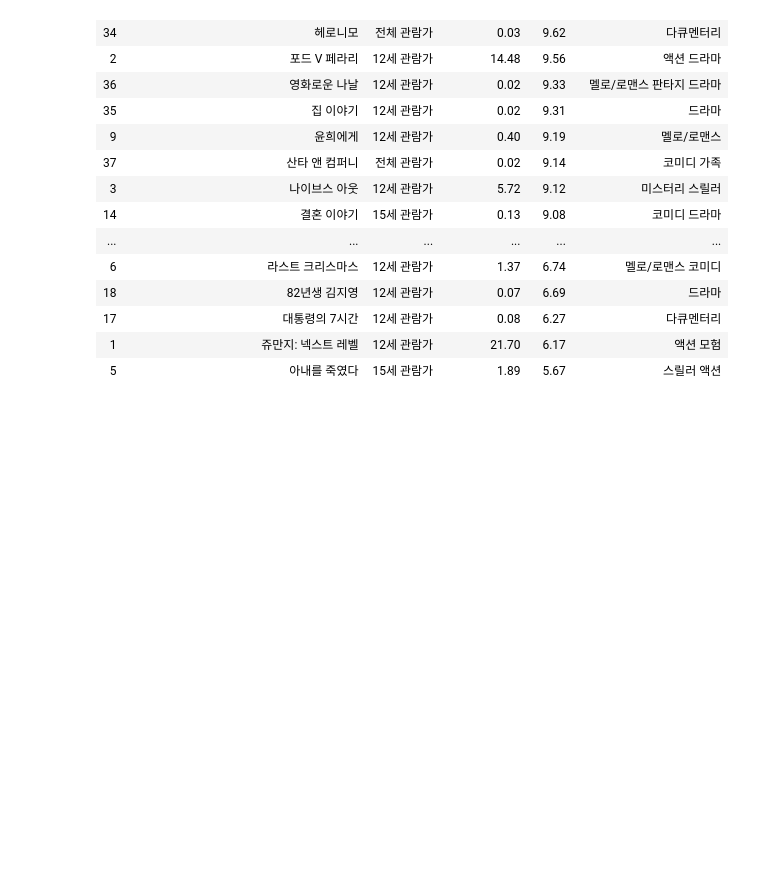
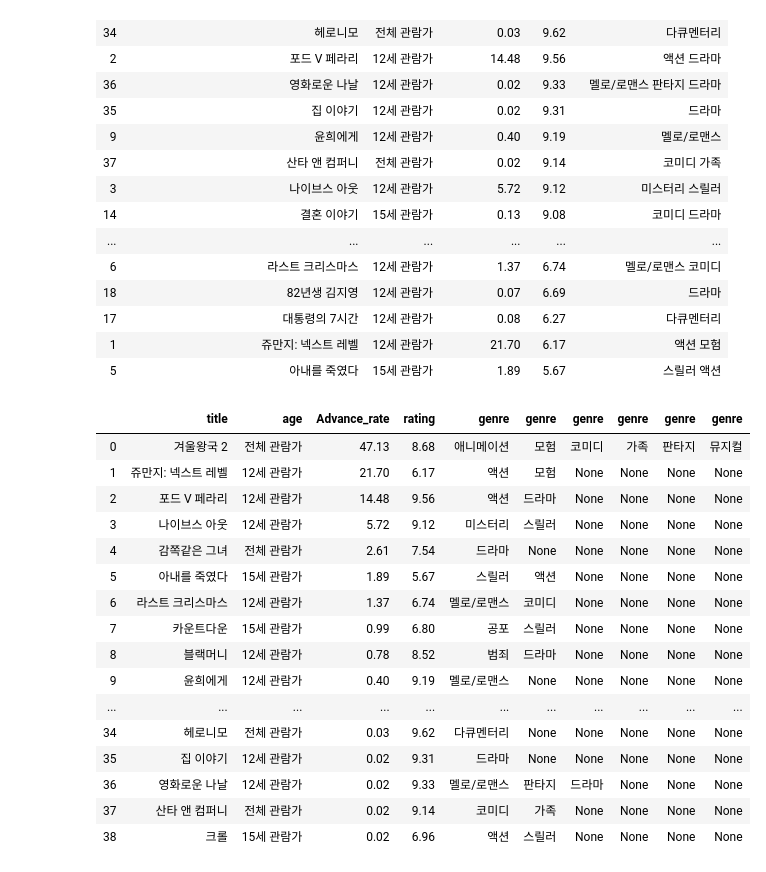
Before and after one commit to dltjrqja1/crawling, a Jupyter notebook: movie_pandas.ipynb, the cells around one changed output. Drawn from its saved outputs; the diff is of its cells as text; code cells hidden in the pictures; blank space fills up the shorter version.

Commit message:
Modify columns

```diff
--- a/movie_pandas.ipynb
+++ b/movie_pandas.ipynb
@@ -91,0 +90,26 @@ movie[]
+# %%
+movie_split = movie.genres.str.split(' ',expand=True)
+# %%
+movie_split.columns = ['genre','genre','genre','genre','genre','genre']
+movie_long = pd.concat([movie, movie_split],axis=1)
+# %%
+movie_long = movie_long.drop(['genres'],axis=1)
+movie_long
+# %% [output]
+|  | title | age | Advance_rate | rating | genre | genre | genre | genre | genre | genre |
+| 0 | 겨울왕국 2 | 전체 관람가 | 47.13 | 8.68 | 애니메이션 | 모험 | 코미디 | 가족 | 판타지 | 뮤지컬 |
+| 1 | 쥬만지: 넥스트 레벨 | 12세 관람가 | 21.70 | 6.17 | 액션 | 모험 | None | None | None | None |
+| 2 | 포드 V 페라리 | 12세 관람가 | 14.48 | 9.56 | 액션 | 드라마 | None | None | None | None |
+| 3 | 나이브스 아웃 | 12세 관람가 | 5.72 | 9.12 | 미스터리 | 스릴러 | None | None | None | None |
+| 4 | 감쪽같은 그녀 | 전체 관람가 | 2.61 | 7.54 | 드라마 | None | None | None | None | None |
+| 5 | 아내를 죽였다 | 15세 관람가 | 1.89 | 5.67 | 스릴러 | 액션 | None | None | None | None |
+| 6 | 라스트 크리스마스 | 12세 관람가 | 1.37 | 6.74 | 멜로/로맨스 | 코미디 | None | None | None | None |
+| 7 | 카운트다운 | 15세 관람가 | 0.99 | 6.80 | 공포 | 스릴러 | None | None | None | None |
+| 8 | 블랙머니 | 12세 관람가 | 0.78 | 8.52 | 범죄 | 드라마 | None | None | None | None |
+| 9 | 윤희에게 | 12세 관람가 | 0.40 | 9.19 | 멜로/로맨스 | None | None | None | None | None |
+| ... | ... | ... | ... | ... | ... | ... | ... | ... | ... | ... |
+| 34 | 헤로니모 | 전체 관람가 | 0.03 | 9.62 | 다큐멘터리 | None | None | None | None | None |
+| 35 | 집 이야기 | 12세 관람가 | 0.02 | 9.31 | 드라마 | None | None | None | None | None |
+| 36 | 영화로운 나날 | 12세 관람가 | 0.02 | 9.33 | 멜로/로맨스 | 판타지 | 드라마 | None | None | None |
+| 37 | 산타 앤 컴퍼니 | 전체 관람가 | 0.02 | 9.14 | 코미디 | 가족 | None | None | None | None |
+| 38 | 크롤 | 15세 관람가 | 0.02 | 6.96 | 액션 | 스릴러 | None | None | None | None |
```
Also changed, not shown: parts of 10 cells of this notebook.
